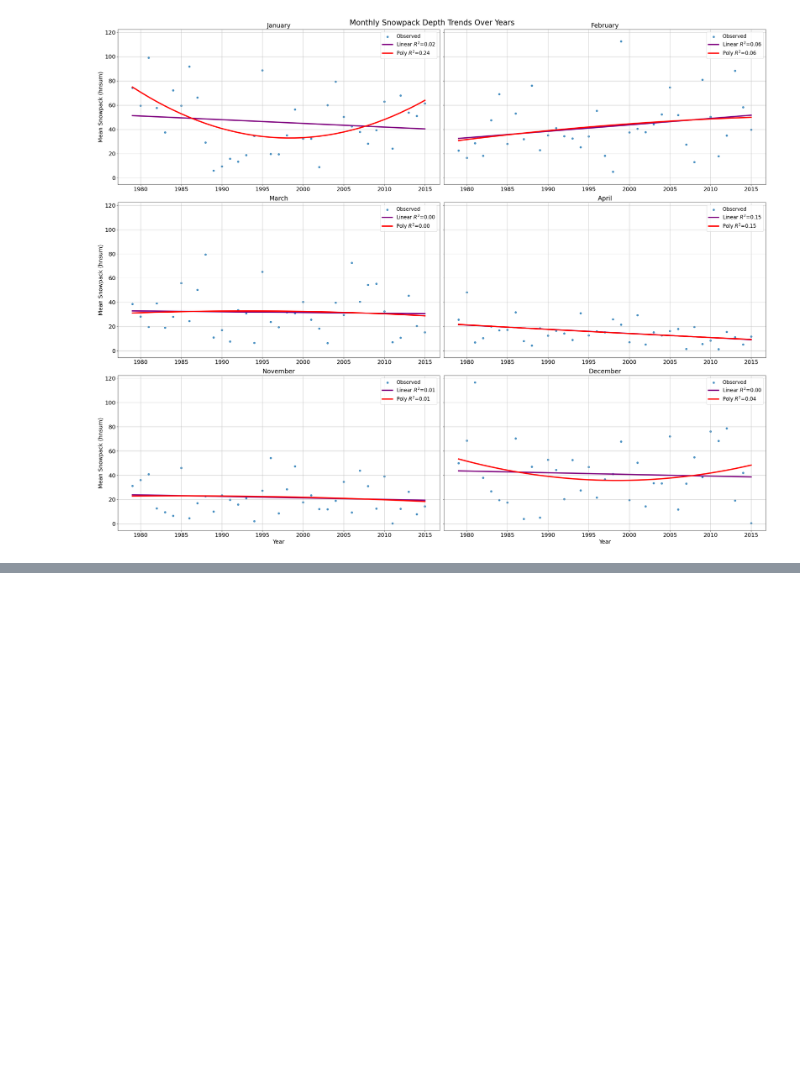
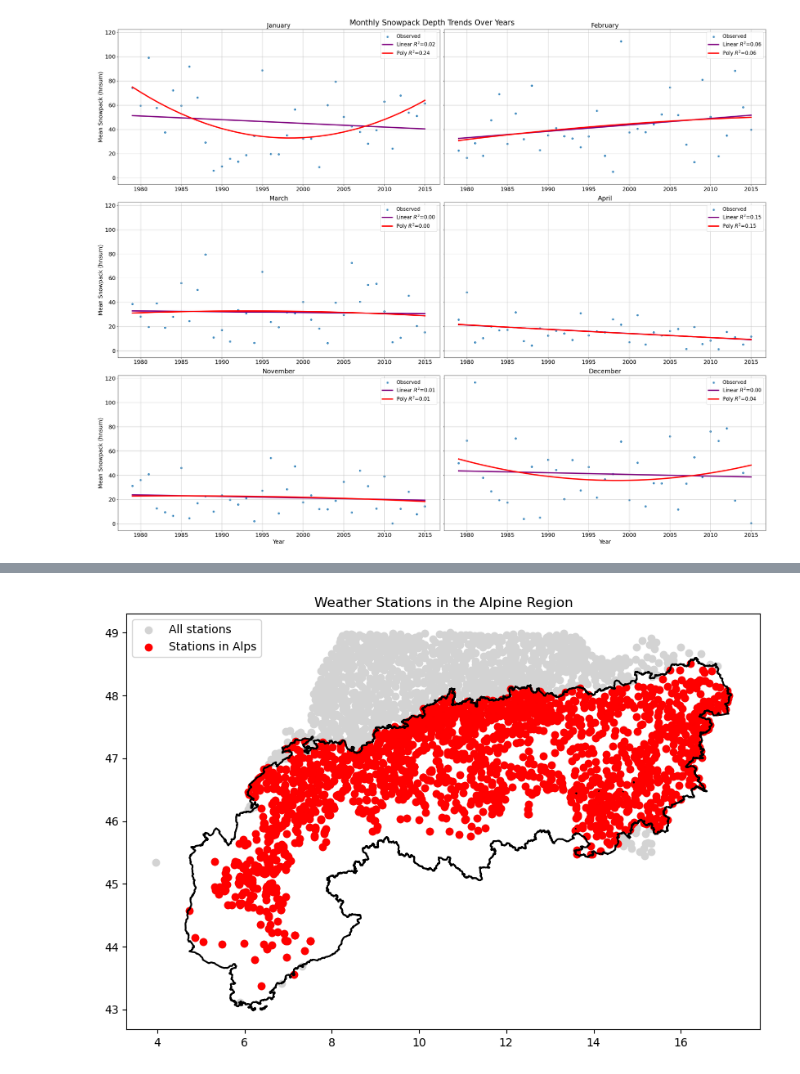
Before and after one commit to Mitch-P-Analyst/Europe_Snowpack_Depths, a Jupyter notebook: Part_2_EDA.ipynb, the cells around one changed output, grey strips where cells are left out. Saved outputs shown, nothing was run; the diff lists cells and outputs as text; code cells hidden in the pictures; blank space fills up the shorter version.

Commit message:
Masking Station In Alps EDA

```diff
--- a/Part_2_EDA.ipynb
+++ b/Part_2_EDA.ipynb
@@ -302,0 +309,5 @@ fig.show()
+# %%
+
+gdf_alps = gpd.read_file("/Users/mitchellpalmer/Projects/Europe_Snowpack_Depths/Raw Data CSVs/boundary_alps/AlpineConvention.shp")
+
+gdf_alps
@@ -302,0 +318,22 @@ fig.show()
+# %%
+# Convert DataFrame to GeoDataFrame
+geometry = [Point(xy) for xy in zip(metadata["longitude"], metadata["latitude"])]
+gdf_proj = gpd.GeoDataFrame(metadata, geometry=geometry, crs="EPSG:4326")  # WGS84 lat/lon
+# %%
+# Reproject station points to match the Alpine boundary CRS
+gdf_proj = gdf_proj.to_crs(gdf_alps.crs)
+
+# Filter station points inside Alpine region
+stations_in_alps = gdf_proj[gdf_proj.within(gdf_alps.geometry.union_all())]
+# %%
+import matplotlib.pyplot as plt
+
+fig, ax = plt.subplots(figsize=(10, 10))
+gdf_alps.boundary.plot(ax=ax, edgecolor='black')
+gdf_proj.plot(ax=ax, color='lightgray', label='All stations')
+stations_in_alps.plot(ax=ax, color='red', label='Stations in Alps')
+plt.legend()
+plt.title("Weather Stations in the Alpine Region")
+plt.show()
+# %% [output]
+[figure, added]
```
Also changed, not shown: parts of 6 cells of this notebook, 10 other files.
